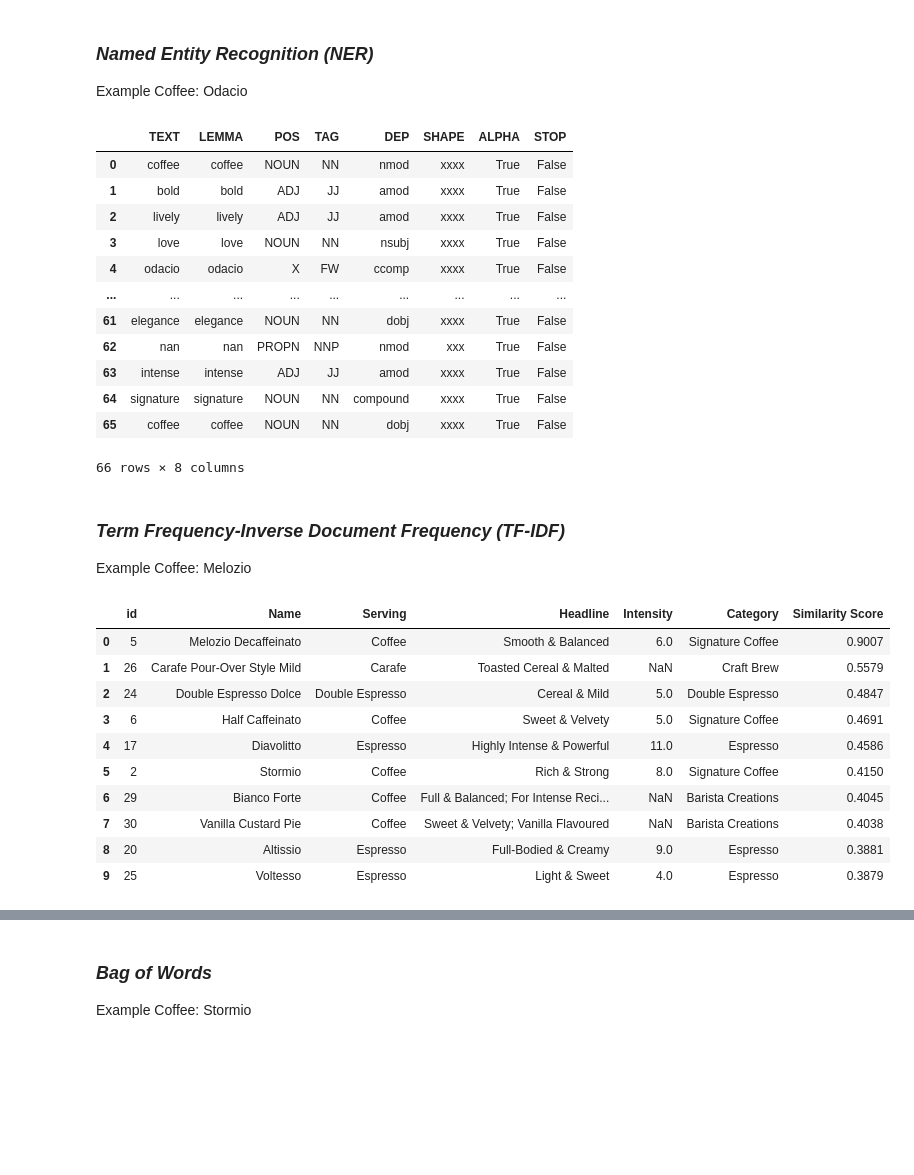
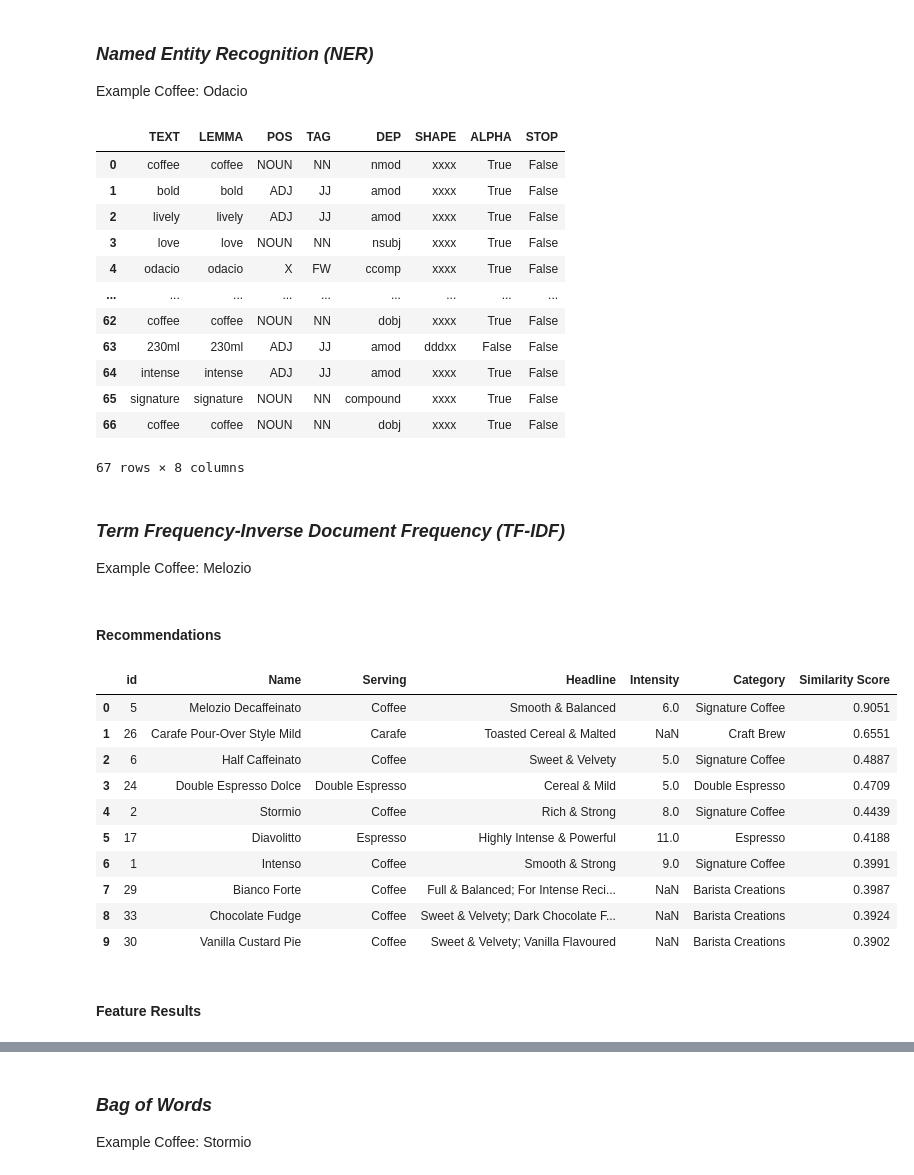
Before and after one commit to kjeshang/NespressoMetropolisTrainingApp, a Jupyter notebook: NespressoTrainingApp/analysis.ipynb, the cells around one changed output, grey strips where cells are left out. Saved outputs shown, nothing was run; the diff lists cells and outputs as text; code cells hidden in the pictures; blank space fills up the shorter version.

```diff
--- a/NespressoTrainingApp/analysis.ipynb
+++ b/NespressoTrainingApp/analysis.ipynb
@@ -26,7 +36,7 @@ Example Coffee: Intenso
 # %% [markdown]
 ## Data Preparation
 # %%
-dfVertuo_Raw = pd.read_excel("CoffeeData.xlsx", index_col=False, sheet_name="Vertuo");
+dfVertuo_Raw = pd.read_excel("data/CoffeeData.xlsx", index_col=False, sheet_name="Vertuo");
 print(dfVertuo_Raw.columns)
 dfVertuo_Raw[0:1]
 # %% [output]
@@ -64,7 +74,9 @@ def process_text_for_NLP_Vertuo(df_Raw):
             if (token not in stop_words) and (token not in punctuation):
                 token = re.sub(r'[^\w\s]', '', token);
                 if token != '':
-                    textualInfo_cleanedTokens.append(token);
+                    # textualInfo_cleanedTokens.append(token);
+                    if str(nlp(token)[0].pos_) not in ["PNP","PNQ","PNX","POS","AVQ","CJC","CJS","CJT","DTQ","ITJ","PRF","PRP"]:
+                        textualInfo_cleanedTokens.append(token);
         textualInfo_final = "";
         for token in textualInfo_cleanedTokens:
             textualInfo_final += token + " ";
@@ -140,15 +152,17 @@ get_NER_Vertuo(df_Prep, coffee_select)
 | 3 | love | love | NOUN | NN | nsubj | xxxx | True | False |
 | 4 | odacio | odacio | X | FW | ccomp | xxxx | True | False |
 | ... | ... | ... | ... | ... | ... | ... | ... | ... |
-| 61 | elegance | elegance | NOUN | NN | dobj | xxxx | True | False |
-| 62 | nan | nan | PROPN | NNP | nmod | xxx | True | False |
-| 63 | intense | intense | ADJ | JJ | amod | xxxx | True | False |
-| 64 | signature | signature | NOUN | NN | compound | xxxx | True | False |
-| 65 | coffee | coffee | NOUN | NN | dobj | xxxx | True | False |
+| 62 | coffee | coffee | NOUN | NN | dobj | xxxx | True | False |
+| 63 | 230ml | 230ml | ADJ | JJ | amod | dddxx | False | False |
+| 64 | intense | intense | ADJ | JJ | amod | xxxx | True | False |
+| 65 | signature | signature | NOUN | NN | compound | xxxx | True | False |
+| 66 | coffee | coffee | NOUN | NN | dobj | xxxx | True | False |
-66 rows × 8 columns
+67 rows × 8 columns
 # %% [markdown]
 ### ***Term Frequency-Inverse Document Frequency (TF-IDF)***
 Example Coffee: Melozio
+# %% [markdown]
+#### Recommendations
 # %%
 def get_dataframeNLP_Vertuo(df_Prep, coffee_select):
     df_coffeeSelect = df_Prep[df_Prep["Name"] == coffee_select];
@@ -171,43 +185,47 @@ def get_recommendations_Vertuo(df_NLP, coffee_select, numRec, indices, cosine_si
         similarityScores.append(round(sim_scores[i][1], 4));
     df_Rec["Similarity Score"] =  similarityScores;
 
     df_Rec = df_Rec.reset_index().rename(columns={"index":"id"});
 
     return df_Rec;
 
-def get_recommendationResultsTFIDF_Vertuo(df_Prep, coffee_select, numRec, min_df, max_df, max_features, stop_words, sublinear_tf):
+def get_recommendationResultsTFIDF_Vertuo(df_Prep, coffee_select, numRec, min_df, max_df, max_features, stop_words, sublinear_tf, n_lower, n_upper):
     df_NLP = get_dataframeNLP_Vertuo(df_Prep, coffee_select);
 
-    vectorizer = TfidfVectorizer(min_df=min_df, max_df=max_df, max_features=max_features, stop_words=stop_words, sublinear_tf=sublinear_tf);
+    vectorizer = TfidfVectorizer(min_df=min_df, max_df=max_df, max_features=max_features, stop_words=stop_words, sublinear_tf=sublinear_tf, ngram_range=(n_lower, n_upper));
     matrix = vectorizer.fit_transform(df_NLP["Textual Info"]);
     cosine_sim = linear_kernel(matrix, matrix);
     indices = pd.Series(df_NLP.index, index=df_NLP["Name"]).drop_duplicates();
 
     df_Rec = get_recommendations_Vertuo(df_NLP, coffee_select, numRec, indices, cosine_sim);
 
     return df_Rec;
 
 # General Parameters:
 df_Prep = dfVertuo_Prep;
 coffee_select = "Melozio";
 numRec = 10;
 min_df = 2;
 max_df = 0.95;
 max_features = 50;
 stop_words = "english";
+n_lower = 1;
+n_upper = 1;
 # Unique Parameters:
 sublinear_tf = True;
 
-get_recommendationResultsTFIDF_Vertuo(df_Prep, coffee_select, numRec, min_df, max_df, max_features, stop_words, sublinear_tf)
+get_recommendationResultsTFIDF_Vertuo(df_Prep, coffee_select, numRec, min_df, max_df, max_features, stop_words, sublinear_tf, n_lower, n_upper)
 # %% [output]
 |  | id | Name | Serving | Headline | Intensity | Category | Similarity Score |
-| 0 | 5 | Melozio Decaffeinato | Coffee | Smooth & Balanced | 6.0 | Signature Coffee | 0.9007 |
-| 1 | 26 | Carafe Pour-Over Style Mild | Carafe | Toasted Cereal & Malted | NaN | Craft Brew | 0.5579 |
-| 2 | 24 | Double Espresso Dolce | Double Espresso | Cereal & Mild | 5.0 | Double Espresso | 0.4847 |
-| 3 | 6 | Half Caffeinato | Coffee | Sweet & Velvety | 5.0 | Signature Coffee | 0.4691 |
-| 4 | 17 | Diavolitto | Espresso | Highly Intense & Powerful | 11.0 | Espresso | 0.4586 |
-| 5 | 2 | Stormio | Coffee | Rich & Strong | 8.0 | Signature Coffee | 0.4150 |
-| 6 | 29 | Bianco Forte | Coffee | Full & Balanced; For Intense Reci... | NaN | Barista Creations | 0.4045 |
-| 7 | 30 | Vanilla Custard Pie | Coffee | Sweet & Velvety; Vanilla Flavoured | NaN | Barista Creations | 0.4038 |
-| 8 | 20 | Altissio | Espresso | Full-Bodied & Creamy | 9.0 | Espresso | 0.3881 |
-| 9 | 25 | Voltesso | Espresso | Light & Sweet | 4.0 | Espresso | 0.3879 |
+| 0 | 5 | Melozio Decaffeinato | Coffee | Smooth & Balanced | 6.0 | Signature Coffee | 0.9051 |
+| 1 | 26 | Carafe Pour-Over Style Mild | Carafe | Toasted Cereal & Malted | NaN | Craft Brew | 0.6551 |
+| 2 | 6 | Half Caffeinato | Coffee | Sweet & Velvety | 5.0 | Signature Coffee | 0.4887 |
+| 3 | 24 | Double Espresso Dolce | Double Espresso | Cereal & Mild | 5.0 | Double Espresso | 0.4709 |
+| 4 | 2 | Stormio | Coffee | Rich & Strong | 8.0 | Signature Coffee | 0.4439 |
+| 5 | 17 | Diavolitto | Espresso | Highly Intense & Powerful | 11.0 | Espresso | 0.4188 |
+| 6 | 1 | Intenso | Coffee | Smooth & Strong | 9.0 | Signature Coffee | 0.3991 |
+| 7 | 29 | Bianco Forte | Coffee | Full & Balanced; For Intense Reci... | NaN | Barista Creations | 0.3987 |
+| 8 | 33 | Chocolate Fudge | Coffee | Sweet & Velvety; Dark Chocolate F... | NaN | Barista Creations | 0.3924 |
+| 9 | 30 | Vanilla Custard Pie | Coffee | Sweet & Velvety; Vanilla Flavoured | NaN | Barista Creations | 0.3902 |
+# %% [markdown]
+#### Feature Results
```
Also changed, not shown: parts of 20 cells of this notebook, 8 other files.
